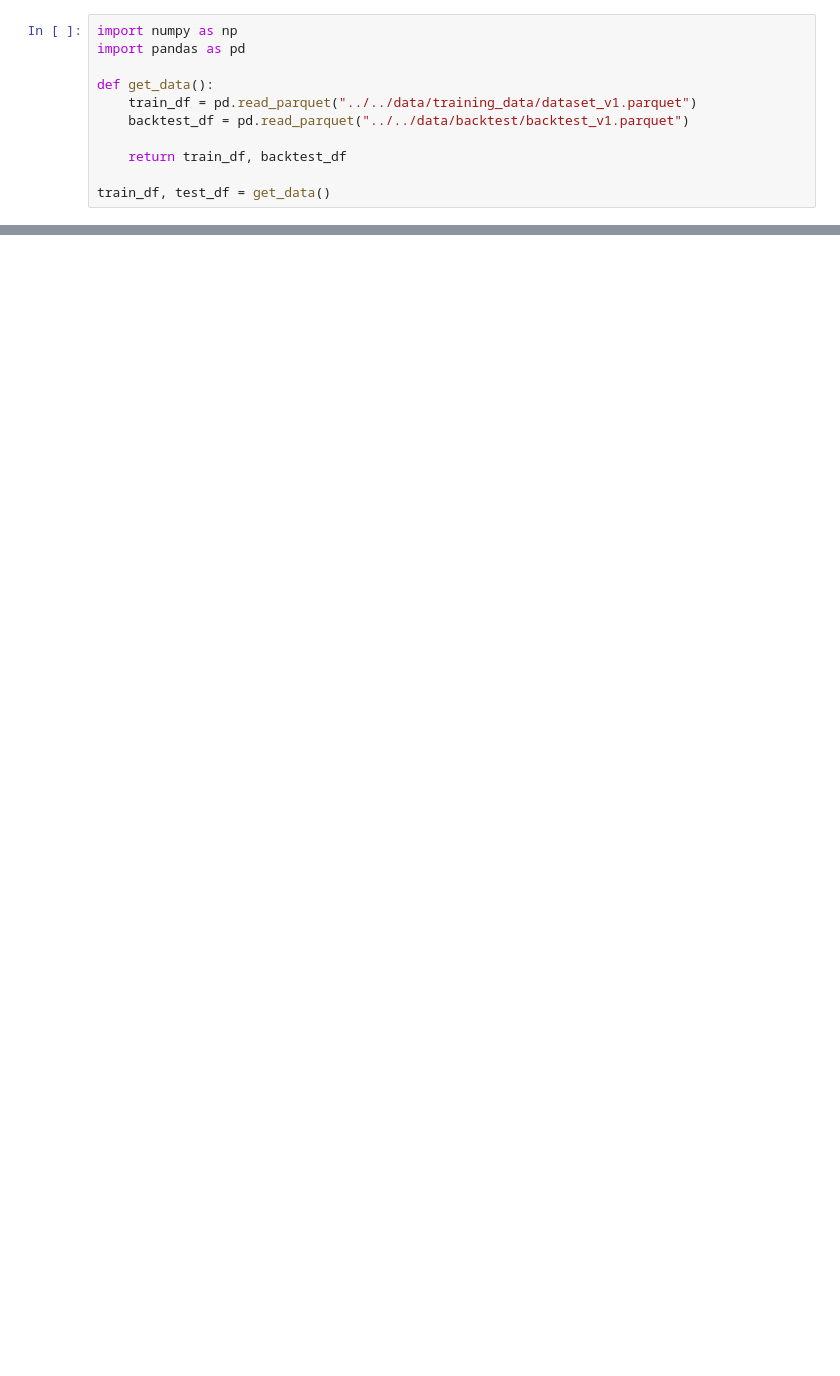
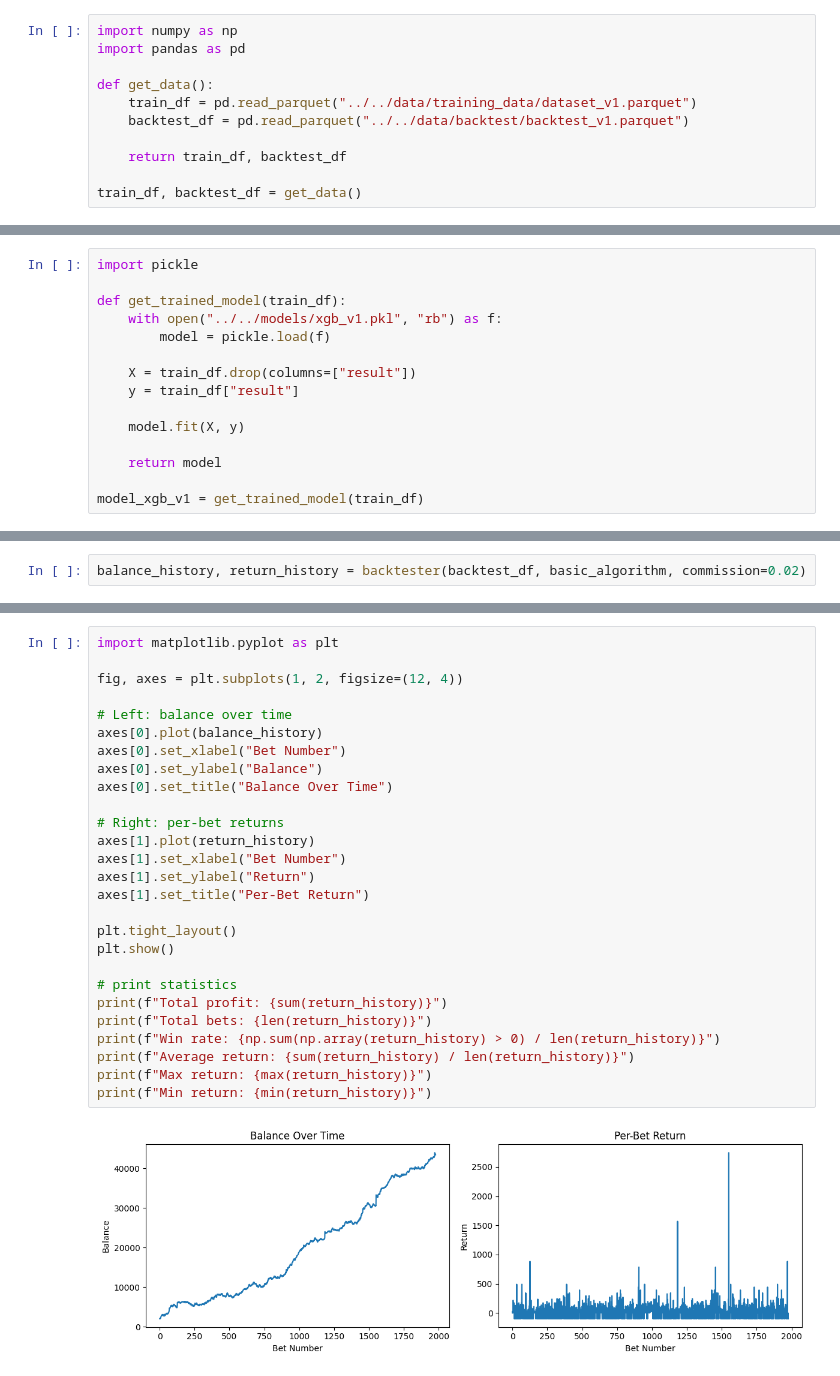
Before and after one commit to jaydenshi99/atp-forecaster, a Jupyter notebook: notebooks/experiments/betting_algorithm_exploration.ipynb, the cells around one changed output, grey strips where cells are left out. Cells and saved outputs as stored; diff of their text form; blank space fills up the shorter version.

Commit message:
implement basic algorithm

```diff
--- a/notebooks/experiments/betting_algorithm_exploration.ipynb
+++ b/notebooks/experiments/betting_algorithm_exploration.ipynb
@@ -13,5 +17,5 @@ def get_data():
 
     return train_df, backtest_df
 
-train_df, test_df = get_data()
+train_df, backtest_df = get_data()
 # %% [markdown]
@@ -38,0 +31,15 @@ dtype: object
+# %%
+import pickle
+
+def get_trained_model(train_df):
+    with open("../../models/xgb_v1.pkl", "rb") as f:
+        model = pickle.load(f)
+
+    X = train_df.drop(columns=["result"])
+    y = train_df["result"]
+
+    model.fit(X, y)
+
+    return model
+
+model_xgb_v1 = get_trained_model(train_df)
@@ -38,0 +147,2 @@ dtype: object
+# %%
+balance_history, return_history = backtester(backtest_df, basic_algorithm, commission=0.02)
@@ -38,0 +151,29 @@ dtype: object
+# %%
+import matplotlib.pyplot as plt
+
+fig, axes = plt.subplots(1, 2, figsize=(12, 4))
+
+# Left: balance over time
+axes[0].plot(balance_history)
+axes[0].set_xlabel("Bet Number")
+axes[0].set_ylabel("Balance")
+axes[0].set_title("Balance Over Time")
+
+# Right: per-bet returns
+axes[1].plot(return_history)
+axes[1].set_xlabel("Bet Number")
+axes[1].set_ylabel("Return")
+axes[1].set_title("Per-Bet Return")
+
+plt.tight_layout()
+plt.show()
+
+# print statistics
+print(f"Total profit: {sum(return_history)}")
+print(f"Total bets: {len(return_history)}")
+print(f"Win rate: {np.sum(np.array(return_history) > 0) / len(return_history)}")
+print(f"Average return: {sum(return_history) / len(return_history)}")
+print(f"Max return: {max(return_history)}")
+print(f"Min return: {min(return_history)}")
+# %% [output]
+[figure, added]
```
Also changed, not shown: parts of 11 cells of this notebook, 2 other files.
